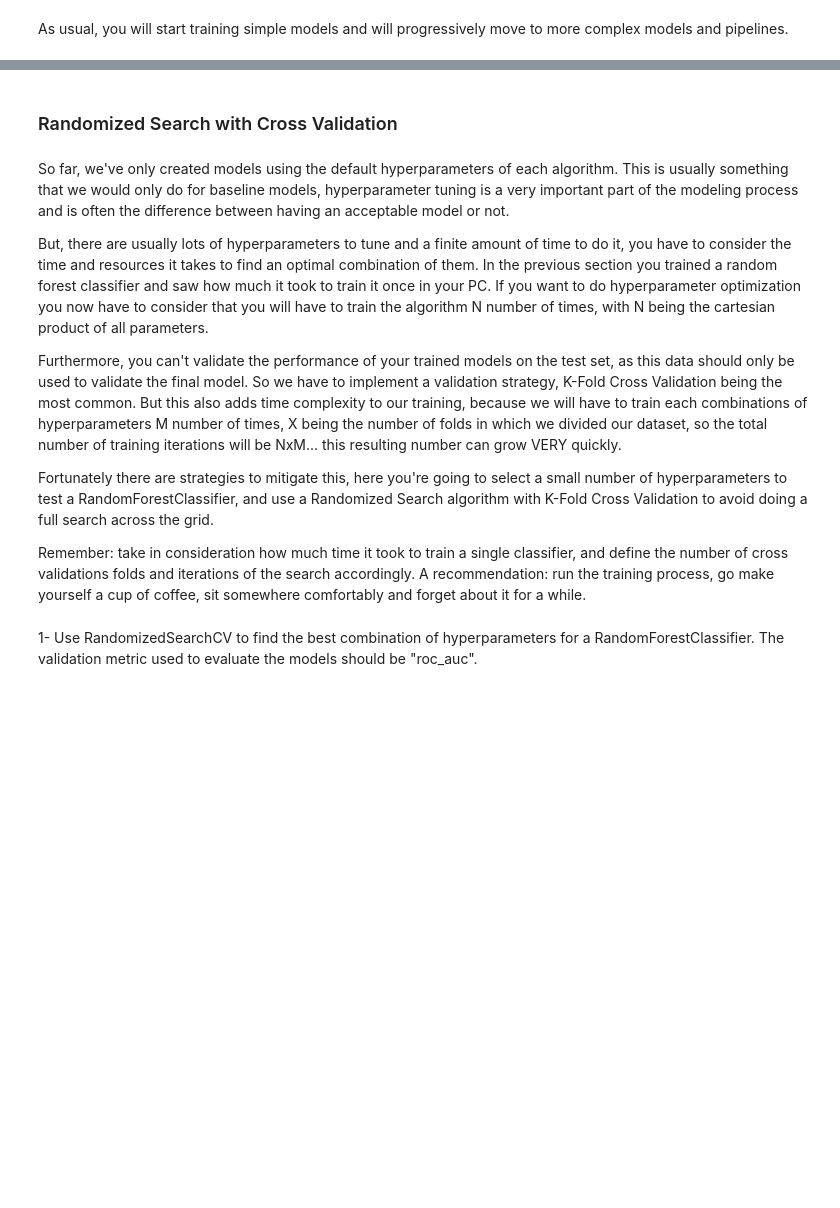
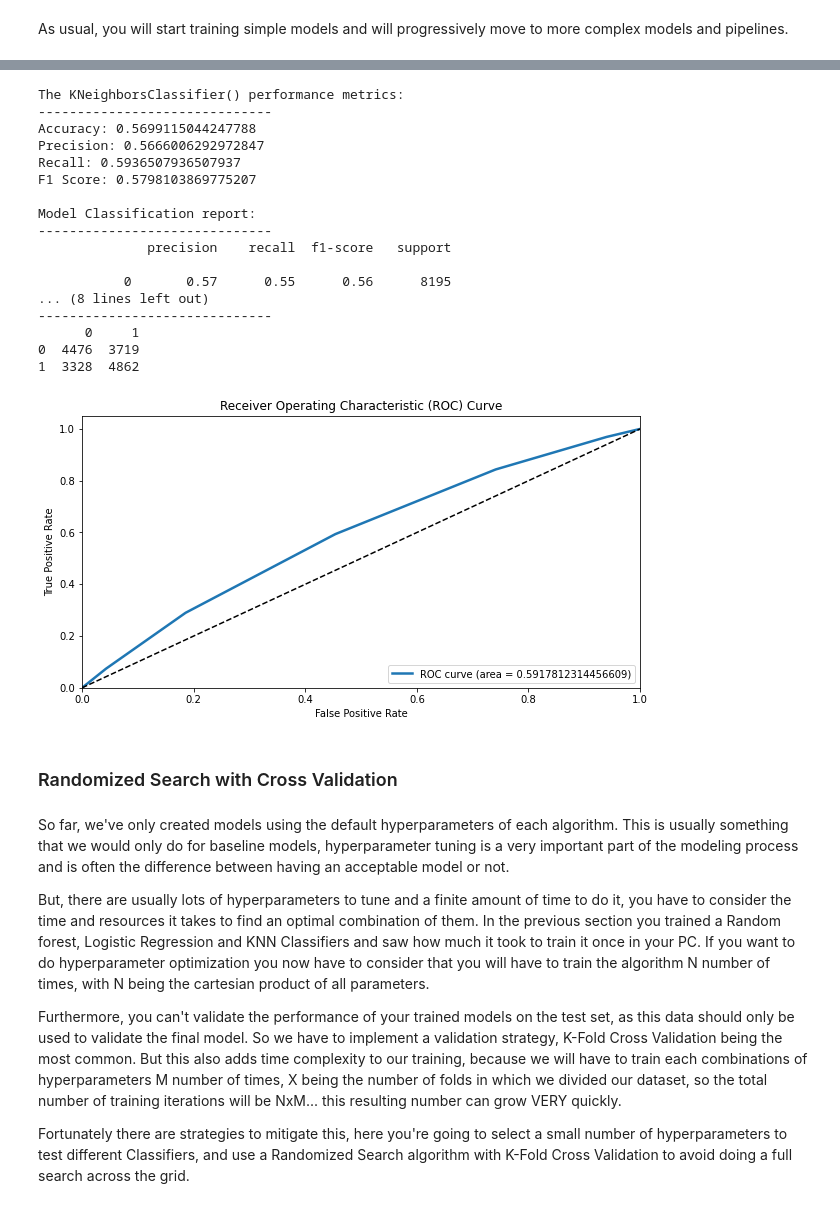
Before and after one commit to santiagoromero20/HomeCreditDefaultRisk, a Jupyter notebook: CreditFraudAnalysis.ipynb, the cells around one changed output, grey strips where cells are left out. Cells and saved outputs as stored; diff of their text form; code cells hidden in the pictures; blank space fills up the shorter version.

```diff
--- a/CreditFraudAnalysis.ipynb
+++ b/CreditFraudAnalysis.ipynb
@@ -802,15 +655,32 @@ probability_rf.to_csv("competition_rforest_df.csv", index=False)
+# %%
+Knn = KNeighborsClassifier()
+evaluation.compare_models(Knn, X_train, y_train, X_test, y_test, threshold)
+# %% [output]
+The KNeighborsClassifier() performance metrics:
+------------------------------
+Accuracy: 0.5699115044247788
+Precision: 0.5666006292972847
+Recall: 0.5936507936507937
+F1 Score: 0.5798103869775207
+
+Model Classification report:
+------------------------------
+              precision    recall  f1-score   support
+
+           0       0.57      0.55      0.56      8195
+... (8 lines left out)
+------------------------------
+      0     1
+0  4476  3719
+1  3328  4862
+[figure, added]
 # %% [markdown]
 ### Randomized Search with Cross Validation
 # %% [markdown]
 So far, we've only created models using the default hyperparameters of each algorithm. This is usually something that we would only do for baseline models, hyperparameter tuning is a very important part of the modeling process and is often the difference between having an acceptable model or not.
 
-But, there are usually lots of hyperparameters to tune and a finite amount of time to do it, you have to consider the time and resources it takes to find an optimal combination of them. In the previous section you trained a random forest classifier and saw how much it took to train it once in your PC. If you want to do hyperparameter optimization you now have to consider that you will have to train the algorithm N number of times, with N being the cartesian product of all parameters.
+But, there are usually lots of hyperparameters to tune and a finite amount of time to do it, you have to consider the time and resources it takes to find an optimal combination of them. In the previous section you trained a Random forest, Logistic Regression and KNN Classifiers and saw how much it took to train it once in your PC. If you want to do hyperparameter optimization you now have to consider that you will have to train the algorithm N number of times, with N being the cartesian product of all parameters.
 
 Furthermore, you can't validate the performance of your trained models on the test set, as this data should only be used to validate the final model. So we have to implement a validation strategy, K-Fold Cross Validation being the most common. But this also adds time complexity to our training, because we will have to train each combinations of hyperparameters M number of times, X being the number of folds in which we divided our dataset, so the total number of training iterations will be NxM... this resulting number can grow VERY quickly.
 
-Fortunately there are strategies to mitigate this, here you're going to select a small number of hyperparameters to test a RandomForestClassifier, and use a Randomized Search algorithm with K-Fold Cross Validation to avoid doing a full search across the grid.
-
-Remember: take in consideration how much time it took to train a single classifier, and define the number of cross validations folds and iterations of the search accordingly.
-A recommendation: run the training process, go make yourself a cup of coffee, sit somewhere comfortably and forget about it for a while.
+Fortunately there are strategies to mitigate this, here you're going to select a small number of hyperparameters to test different Classifiers, and use a Randomized Search algorithm with K-Fold Cross Validation to avoid doing a full search across the grid.
-# %% [markdown]
-1- Use RandomizedSearchCV to find the best combination of hyperparameters for a RandomForestClassifier. The validation metric used to evaluate the models should be "roc_auc".
```
Also changed, not shown: parts of 93 cells of this notebook.
